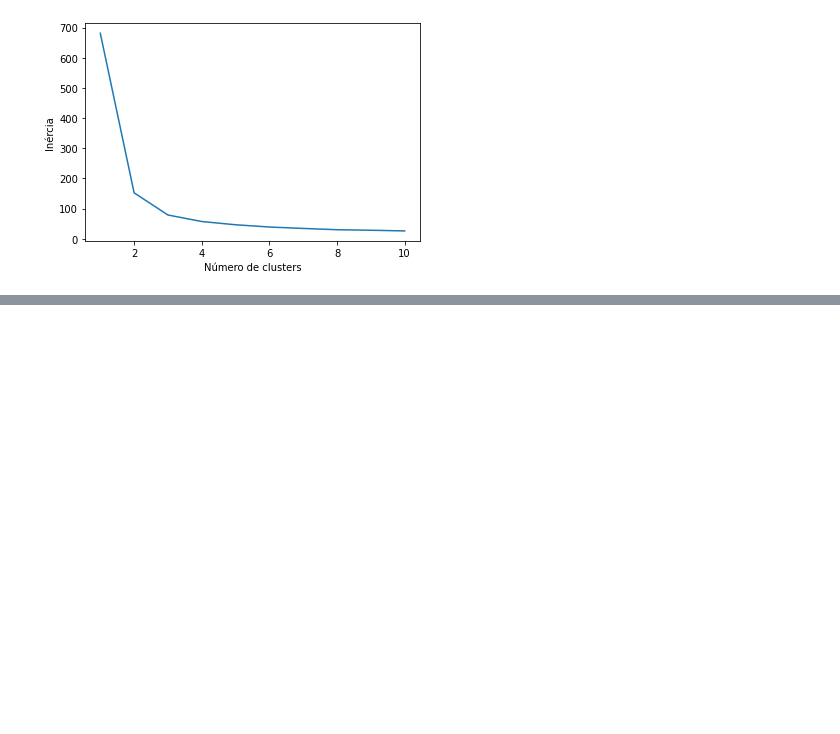
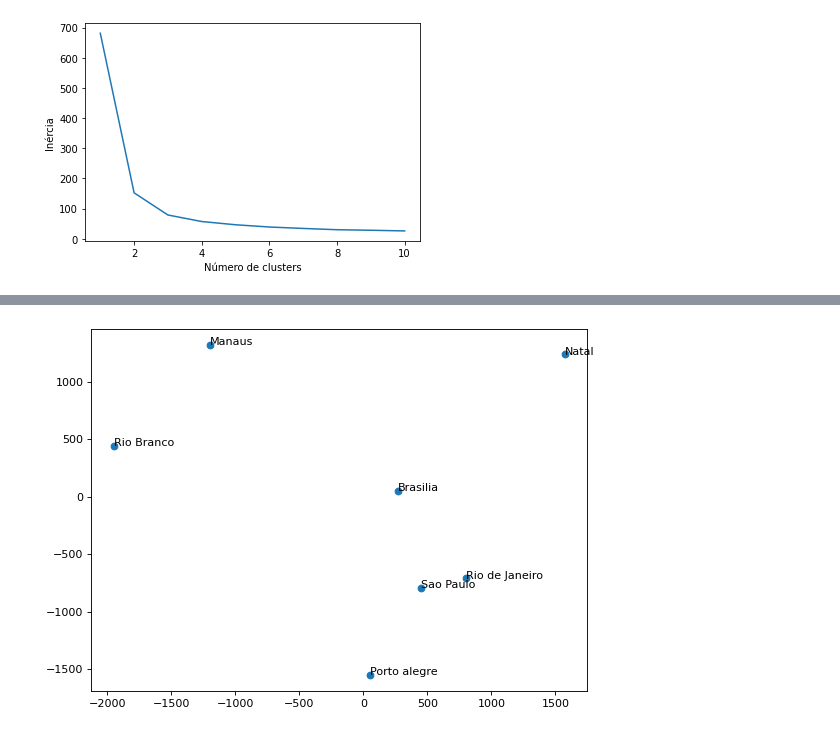
Before and after one commit to ricardomarra/machine-learning, a Jupyter notebook: lista de exercícios 03/códigos_lista_03.ipynb, the cells around one changed output, grey strips where cells are left out. Saved outputs shown, nothing was run; the diff lists cells and outputs as text; code cells hidden in the pictures; blank space fills up the shorter version.

```diff
--- a/lista de exercícios 03/códigos_lista_03.ipynb
+++ b/lista de exercícios 03/códigos_lista_03.ipynb
@@ -163,0 +175,2 @@ plt.show()
+# %%
+cities = pd.read_csv('data/tabela_questao3.csv', sep = ';', index_col = 0)
@@ -163,0 +188,18 @@ plt.show()
+# %%
+mds_model = MDS(n_components = 2, random_state = 0, dissimilarity = 'precomputed')
+# %%
+mds_coordinates = mds_model.fit_transform(cities)
+# %%
+fig = plt.figure()
+fig.set_size_inches(8,6)
+fig.set_dpi(80)
+
+labels = cities.columns
+plt.scatter(mds_coordinates[:, 0], mds_coordinates[:, 1])
+
+for label, x, y, in zip(labels, mds_coordinates[:, 0], mds_coordinates[:, 1]):
+    plt.annotate(label, (x, y))
+
+plt.show()
+# %% [output]
+[figure, added]
```
Also changed, not shown: parts of 22 cells of this notebook, 2 other files.
